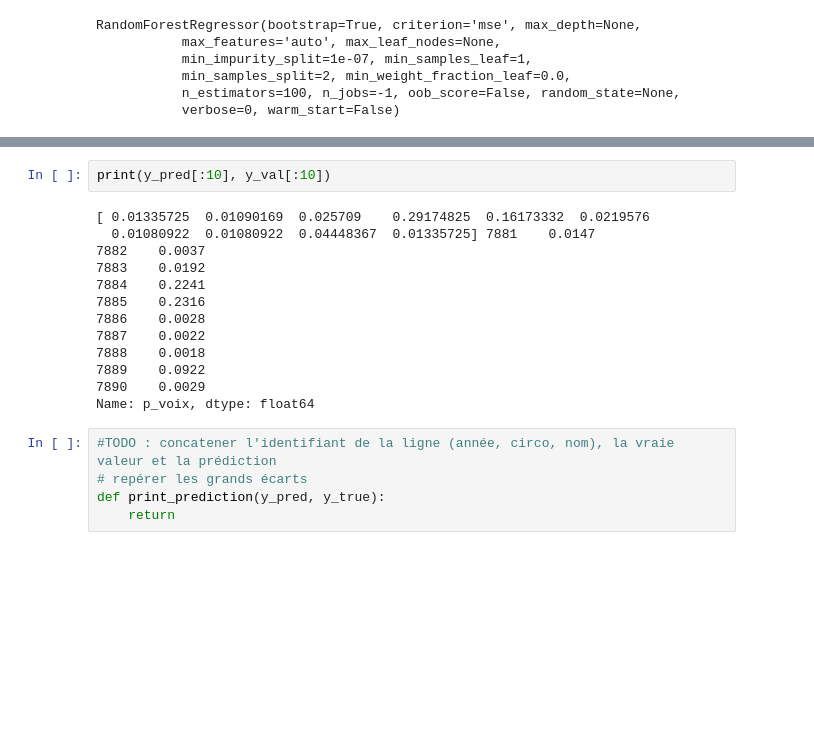
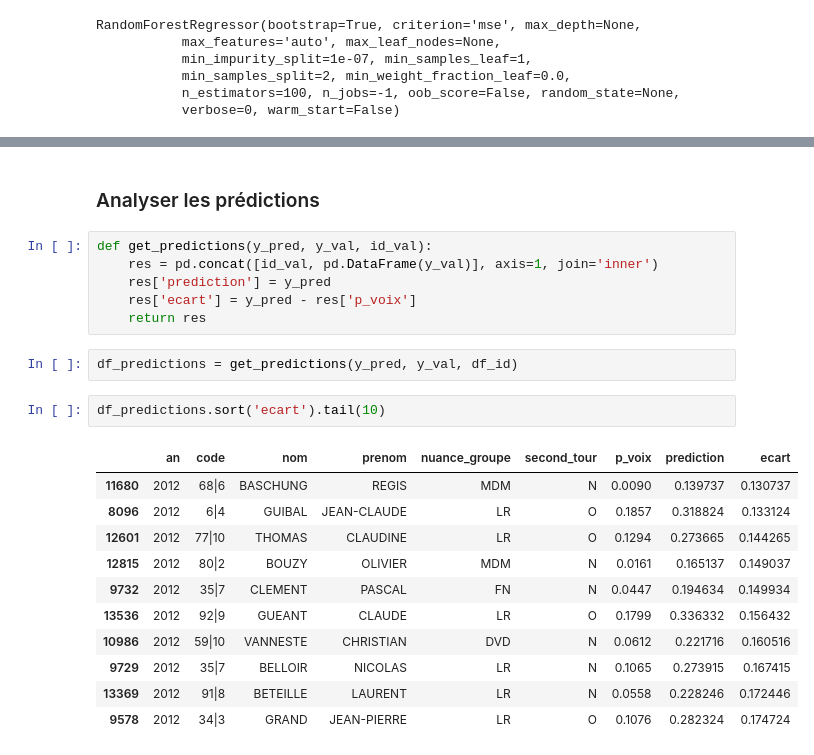
Before and after one commit to verycourt/Elections, a Jupyter notebook: legislatives/Preprocessing_DataFrame.ipynb, the cells around one changed output, grey strips where cells are left out. Saved outputs shown, nothing was run; the diff lists cells and outputs as text; blank space fills up the shorter version.

```diff
--- a/legislatives/Preprocessing_DataFrame.ipynb
+++ b/legislatives/Preprocessing_DataFrame.ipynb
@@ -183,20 +206,24 @@ sorted(list(zip(rf.feature_importances_*100, X_train.columns)), reverse=True)
-# %%
-print(y_pred[:10], y_val[:10])
-# %% [output]
-[ 0.01335725  0.01090169  0.025709    0.29174825  0.16173332  0.0219576
-  0.01080922  0.01080922  0.04448367  0.01335725] 7881    0.0147
-7882    0.0037
-7883    0.0192
-7884    0.2241
-7885    0.2316
-7886    0.0028
-7887    0.0022
-7888    0.0018
-7889    0.0922
-7890    0.0029
-Name: p_voix, dtype: float64
-# %%
-#TODO : concatener l'identifiant de la ligne (année, circo, nom), la vraie valeur et la prédiction
-# repérer les grands écarts
-def print_prediction(y_pred, y_true):
-    return
+# %% [markdown]
+### Analyser les prédictions
+# %%
+def get_predictions(y_pred, y_val, id_val):
+    res = pd.concat([id_val, pd.DataFrame(y_val)], axis=1, join='inner')
+    res['prediction'] = y_pred
+    res['ecart'] = y_pred - res['p_voix']
+    return res
+# %%
+df_predictions = get_predictions(y_pred, y_val, df_id)
+# %%
+df_predictions.sort('ecart').tail(10)
+# %% [output]
+|  | an | code | nom | prenom | nuance_groupe | second_tour | p_voix | prediction | ecart |
+| 11680 | 2012 | 68|6 | BASCHUNG | REGIS | MDM | N | 0.0090 | 0.139737 | 0.130737 |
+| 8096 | 2012 | 6|4 | GUIBAL | JEAN-CLAUDE | LR | O | 0.1857 | 0.318824 | 0.133124 |
+| 12601 | 2012 | 77|10 | THOMAS | CLAUDINE | LR | O | 0.1294 | 0.273665 | 0.144265 |
+| 12815 | 2012 | 80|2 | BOUZY | OLIVIER | MDM | N | 0.0161 | 0.165137 | 0.149037 |
+| 9732 | 2012 | 35|7 | CLEMENT | PASCAL | FN | N | 0.0447 | 0.194634 | 0.149934 |
+| 13536 | 2012 | 92|9 | GUEANT | CLAUDE | LR | O | 0.1799 | 0.336332 | 0.156432 |
+| 10986 | 2012 | 59|10 | VANNESTE | CHRISTIAN | DVD | N | 0.0612 | 0.221716 | 0.160516 |
+| 9729 | 2012 | 35|7 | BELLOIR | NICOLAS | LR | N | 0.1065 | 0.273915 | 0.167415 |
+| 13369 | 2012 | 91|8 | BETEILLE | LAURENT | LR | N | 0.0558 | 0.228246 | 0.172446 |
+| 9578 | 2012 | 34|3 | GRAND | JEAN-PIERRE | LR | O | 0.1076 | 0.282324 | 0.174724 |
```
Also changed, not shown: parts of 13 cells of this notebook, 1 other file.
